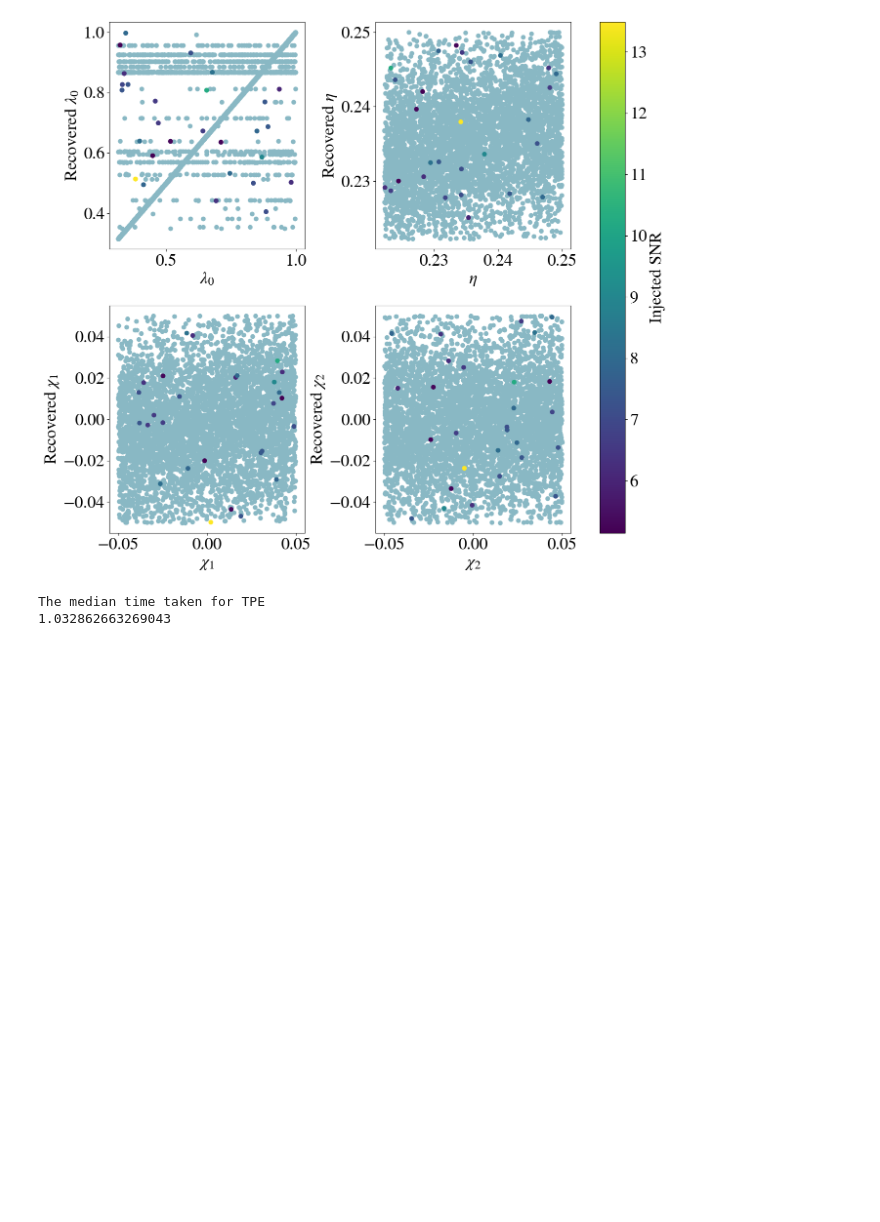
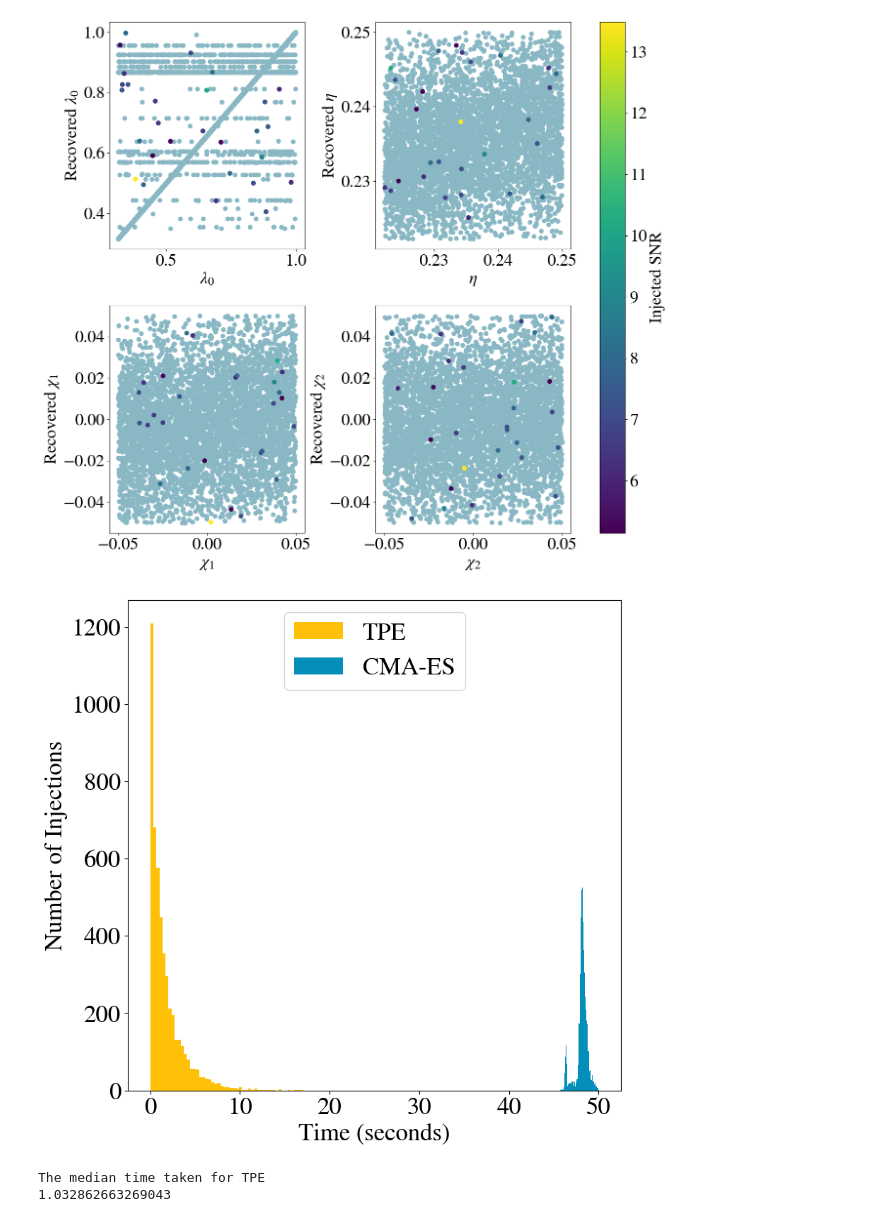
Before and after one commit to SusannaGreen/gwtuna, a Jupyter notebook: paper/plots/GWtunaGraphsFinal.ipynb, the cells around one changed output. Drawn from its saved outputs; the diff is of its cells as text; code cells hidden in the pictures; blank space fills up the shorter version.

Commit message:
Graphs Notebook Corrected

```diff
--- a/paper/plots/GWtunaGraphsFinal.ipynb
+++ b/paper/plots/GWtunaGraphsFinal.ipynb
@@ -195,6 +167,16 @@ fig.colorbar(ax1.scatter(GWtuna_popsize50_failed['lambda0'], GWtuna_popsize50_fa
 fig.savefig('Final_param_error.png', dpi=300, bbox_inches='tight')
 # %% [output]
 [figure]
+# %%
+plt.figure(figsize=(9, 9))
+plt.hist(GWtuna_popsize50['TPE'], bins=50, color='#FFC107', label='TPE')
+plt.hist(GWtuna_popsize50['CMAES'], bins=50, color='#038fba', label='CMA-ES')
+plt.ylabel('Number of Injections')
+plt.xlabel('Time (seconds)')
+plt.legend(loc = 'upper center')
+plt.savefig(DATA_DIR+'Final_TPE_CMAES_time.png', dpi=300, bbox_inches='tight')
+# %% [output]
+[figure, added]
 # %%
 print(f'The median time taken for TPE')
 print(np.median(GWtuna_popsize50['TPE']))
```
Also changed, not shown: parts of 7 cells of this notebook, 2 other files.
